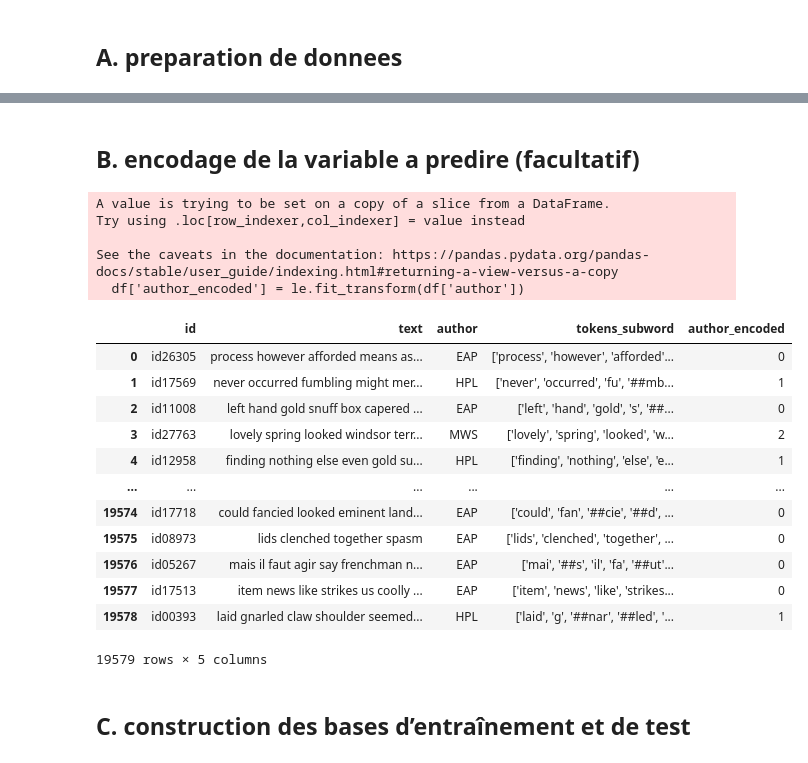
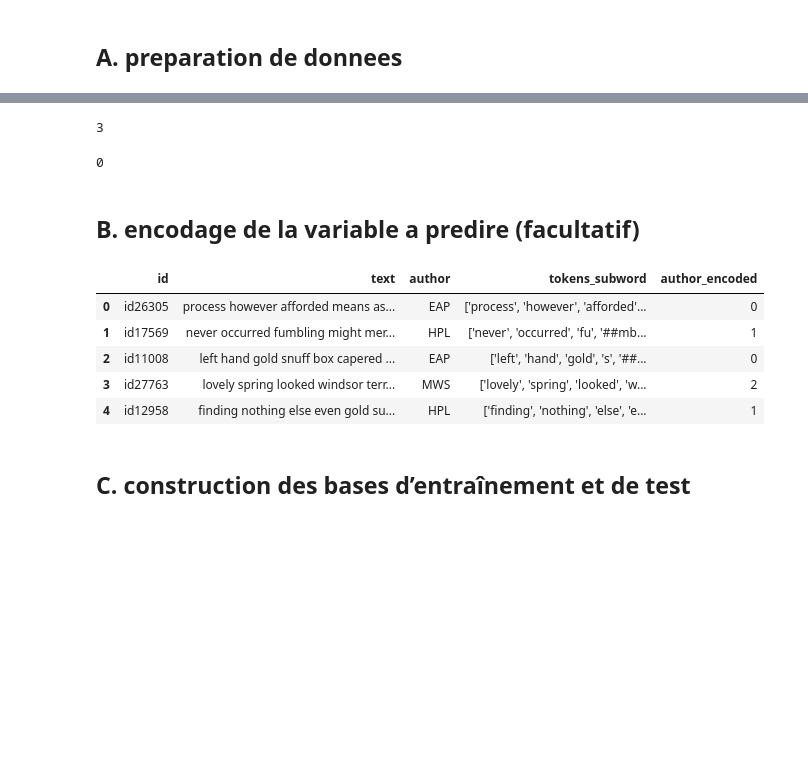
Before and after one commit to amaliahm/NLP_labs, a Jupyter notebook: Tp2/tp2.ipynb, the cells around one changed output, grey strips where cells are left out. Saved outputs shown, nothing was run; the diff lists cells and outputs as text; code cells hidden in the pictures; blank space fills up the shorter version.

```diff
--- a/Tp2/tp2.ipynb
+++ b/Tp2/tp2.ipynb
@@ -52,30 +44,27 @@ df
+# %%
+df['text'].isnull().sum()
+# %% [output]
+3
+# %%
+df = df.dropna(subset=['text'])
+# %%
+df['text'].isnull().sum()
+# %% [output]
+0
 # %% [markdown]
 ## B. encodage de la variable a predire (facultatif)
 # %%
-le = LabelEncoder()
-df['author_encoded'] = le.fit_transform(df['author'])
+label_encoder = LabelEncoder()
+df['author_encoded'] = label_encoder.fit_transform(df['author'])
-# %% [output]
-A value is trying to be set on a copy of a slice from a DataFrame.
-Try using .loc[row_indexer,col_indexer] = value instead
-
-See the caveats in the documentation: https://pandas.pydata.org/pandas-docs/stable/user_guide/indexing.html#returning-a-view-versus-a-copy
-  df['author_encoded'] = le.fit_transform(df['author'])
 # %%
-df
+df.head()
 # %% [output]
 |  | id | text | author | tokens_subword | author_encoded |
 | 0 | id26305 | process however afforded means as... | EAP | ['process', 'however', 'afforded'... | 0 |
 | 1 | id17569 | never occurred fumbling might mer... | HPL | ['never', 'occurred', 'fu', '##mb... | 1 |
 | 2 | id11008 | left hand gold snuff box capered ... | EAP | ['left', 'hand', 'gold', 's', '##... | 0 |
 | 3 | id27763 | lovely spring looked windsor terr... | MWS | ['lovely', 'spring', 'looked', 'w... | 2 |
 | 4 | id12958 | finding nothing else even gold su... | HPL | ['finding', 'nothing', 'else', 'e... | 1 |
-| ... | ... | ... | ... | ... | ... |
-| 19574 | id17718 | could fancied looked eminent land... | EAP | ['could', 'fan', '##cie', '##d', ... | 0 |
-| 19575 | id08973 | lids clenched together spasm | EAP | ['lids', 'clenched', 'together', ... | 0 |
-| 19576 | id05267 | mais il faut agir say frenchman n... | EAP | ['mai', '##s', 'il', 'fa', '##ut'... | 0 |
-| 19577 | id17513 | item news like strikes us coolly ... | EAP | ['item', 'news', 'like', 'strikes... | 0 |
-| 19578 | id00393 | laid gnarled claw shoulder seemed... | HPL | ['laid', 'g', '##nar', '##led', '... | 1 |
-19579 rows × 5 columns
 # %% [markdown]
 ## C. construction des bases d’entraînement et de test
 # %% [markdown]
```
Also changed, not shown: parts of 51 cells of this notebook.
